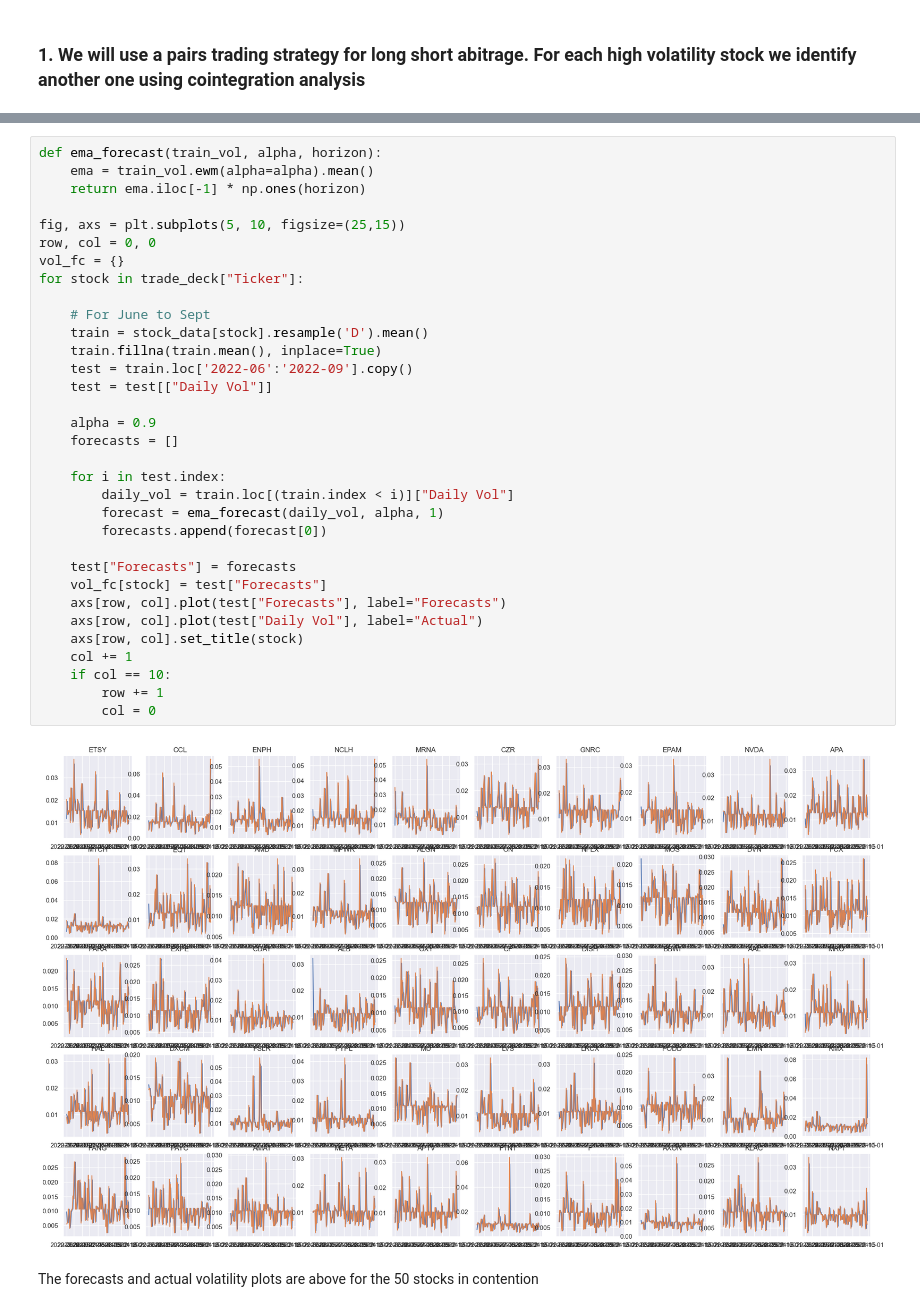
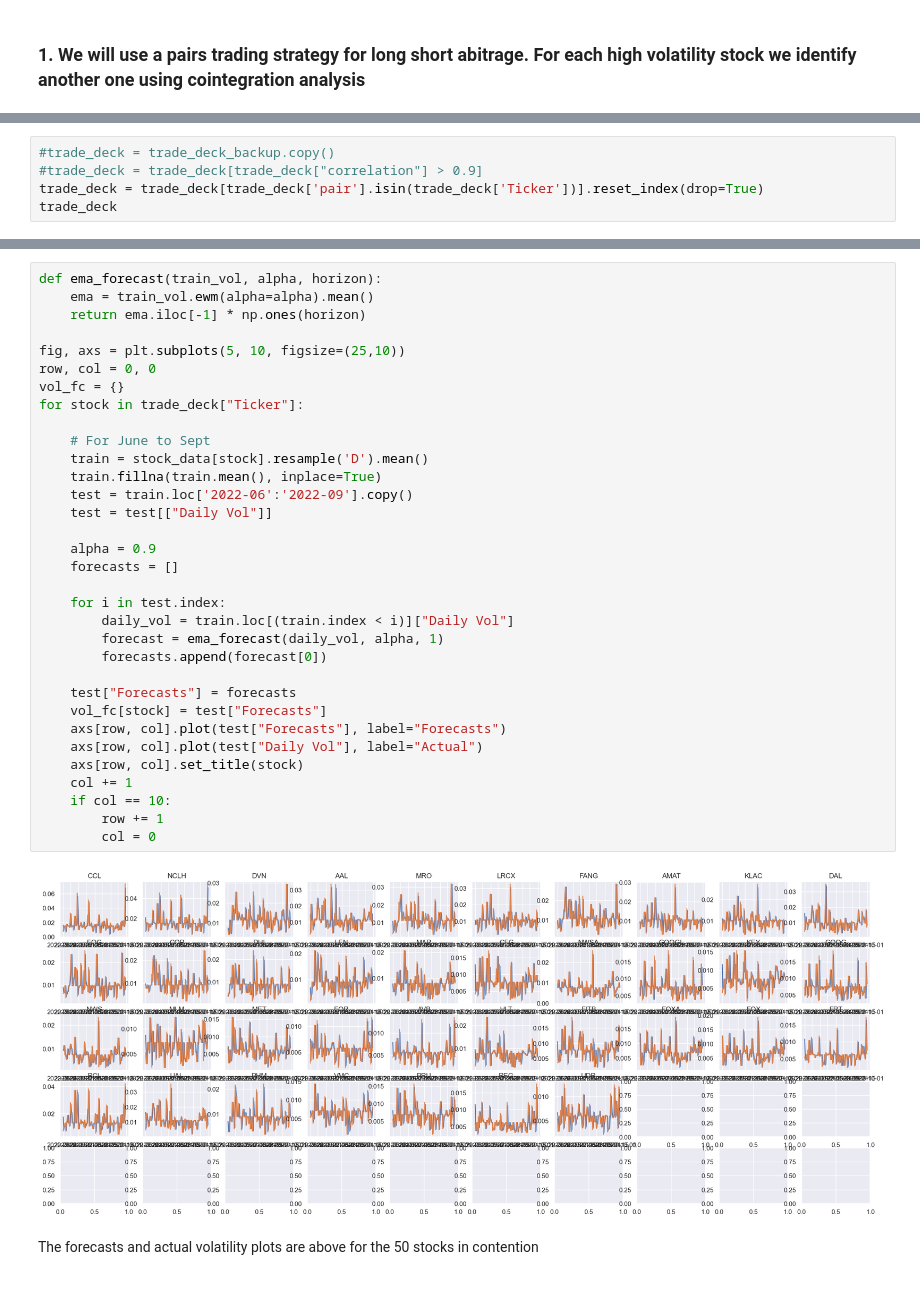
Before and after one commit to AkashRinge/Long-Short-Statistical-Arbitrage, a Jupyter notebook: QAM_project.ipynb, the cells around one changed output, grey strips where cells are left out. Saved outputs shown, nothing was run; the diff lists cells and outputs as text.

```diff
--- a/QAM_project.ipynb
+++ b/QAM_project.ipynb
@@ -355,0 +355,5 @@ trade_deck
+# %%
+#trade_deck = trade_deck_backup.copy()
+#trade_deck = trade_deck[trade_deck["correlation"] > 0.9]
+trade_deck = trade_deck[trade_deck['pair'].isin(trade_deck['Ticker'])].reset_index(drop=True)
+trade_deck
@@ -358,36 +380,36 @@ def ema_forecast(train_vol, alpha, horizon):
     ema = train_vol.ewm(alpha=alpha).mean()
     return ema.iloc[-1] * np.ones(horizon)
 
-fig, axs = plt.subplots(5, 10, figsize=(25,15))
+fig, axs = plt.subplots(5, 10, figsize=(25,10))
 row, col = 0, 0
 vol_fc = {}
 for stock in trade_deck["Ticker"]:
 
     # For June to Sept
     train = stock_data[stock].resample('D').mean()
     train.fillna(train.mean(), inplace=True)
     test = train.loc['2022-06':'2022-09'].copy()
     test = test[["Daily Vol"]]
 
     alpha = 0.9
     forecasts = []
 
     for i in test.index:
         daily_vol = train.loc[(train.index < i)]["Daily Vol"]
         forecast = ema_forecast(daily_vol, alpha, 1)
         forecasts.append(forecast[0])
 
     test["Forecasts"] = forecasts
     vol_fc[stock] = test["Forecasts"]
     axs[row, col].plot(test["Forecasts"], label="Forecasts")
     axs[row, col].plot(test["Daily Vol"], label="Actual")
     axs[row, col].set_title(stock)
     col += 1
     if col == 10:
         row += 1
         col = 0
 # %% [output]
-[figure, old version]
+[figure, new version]
 # %% [markdown]
 The forecasts and actual volatility plots are above for the 50 stocks in contention
 # %% [markdown]
```
Also changed, not shown: parts of 24 cells of this notebook.
